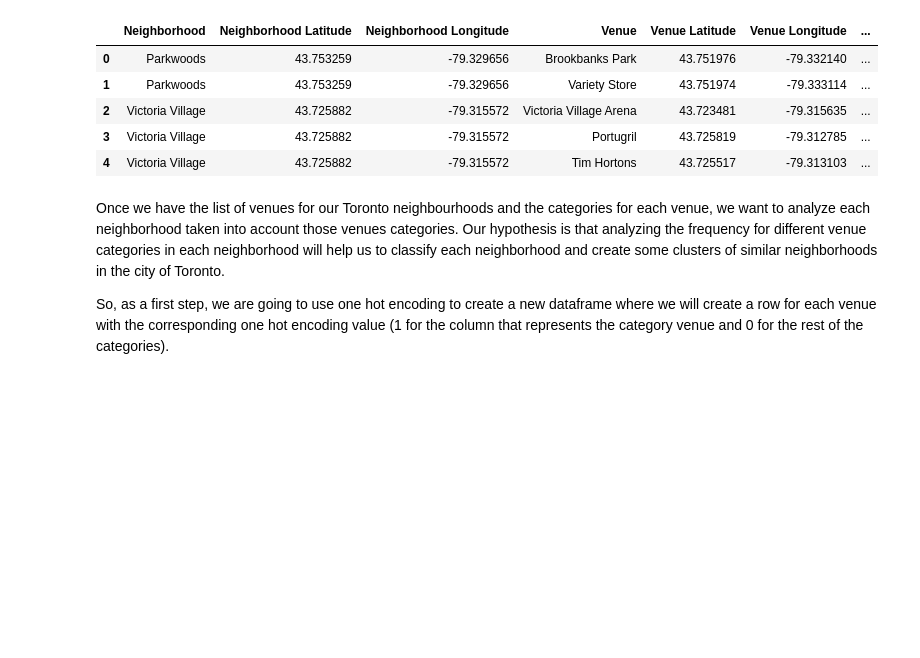
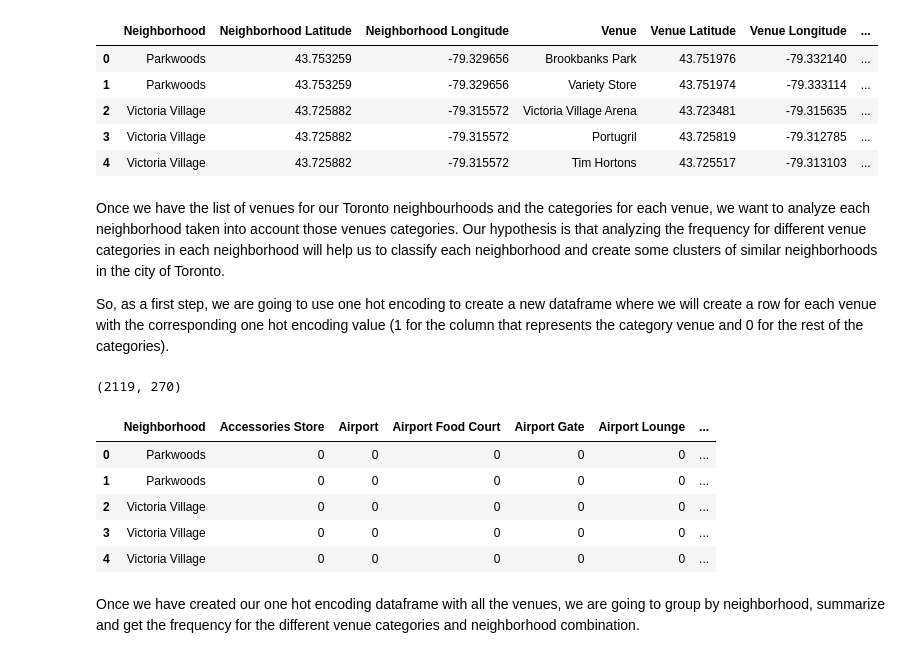
Before and after one commit to jgarcia-garcia/Coursera_Capstone, a Jupyter notebook: Clustering_Toronto_Neighborhoods.ipynb, the cells around one changed output. Cells and saved outputs as stored; diff of their text form; code cells hidden in the pictures; blank space fills up the shorter version.

```diff
--- a/Clustering_Toronto_Neighborhoods.ipynb
+++ b/Clustering_Toronto_Neighborhoods.ipynb
@@ -270,3 +272,25 @@ Once we have the list of venues for our Toronto neighbourhoods and the categorie
 Our hypothesis is that analyzing the frequency for different venue categories in each neighborhood will help us to classify each neighborhood and create some clusters of similar neighborhoods in the city of Toronto.
 
 So, as a first step, we are going to use one hot encoding to create a new dataframe where we will create a row for each venue with the corresponding one hot encoding value (1 for the column that represents the category venue and 0 for the rest of the categories).
+# %%
+# one hot encoding
+toronto_onehot = pd.get_dummies(toronto_venues[['Venue Category']], prefix="", prefix_sep="")
+
+#Remove neighborhood one hot encoded column from dataframe
+toronto_onehot.drop(columns=['Neighborhood'],inplace=True)
+
+#Add actual neighborhood column back to dataframe
+toronto_onehot.insert(0, 'Neighborhood', toronto_venues['Neighborhood'], True)
+
+print(toronto_onehot.shape)
+toronto_onehot.head()
+# %% [output]
+(2119, 270)
+|  | Neighborhood | Accessories Store | Airport | Airport Food Court | Airport Gate | Airport Lounge | ... |
+| 0 | Parkwoods | 0 | 0 | 0 | 0 | 0 | ... |
+| 1 | Parkwoods | 0 | 0 | 0 | 0 | 0 | ... |
+| 2 | Victoria Village | 0 | 0 | 0 | 0 | 0 | ... |
+| 3 | Victoria Village | 0 | 0 | 0 | 0 | 0 | ... |
+| 4 | Victoria Village | 0 | 0 | 0 | 0 | 0 | ... |
+# %% [markdown]
+Once we have created our one hot encoding dataframe with all the venues, we are going to group by neighborhood, summarize and get the frequency for the different venue categories and neighborhood combination.
```
Also changed, not shown: parts of 15 cells of this notebook.
